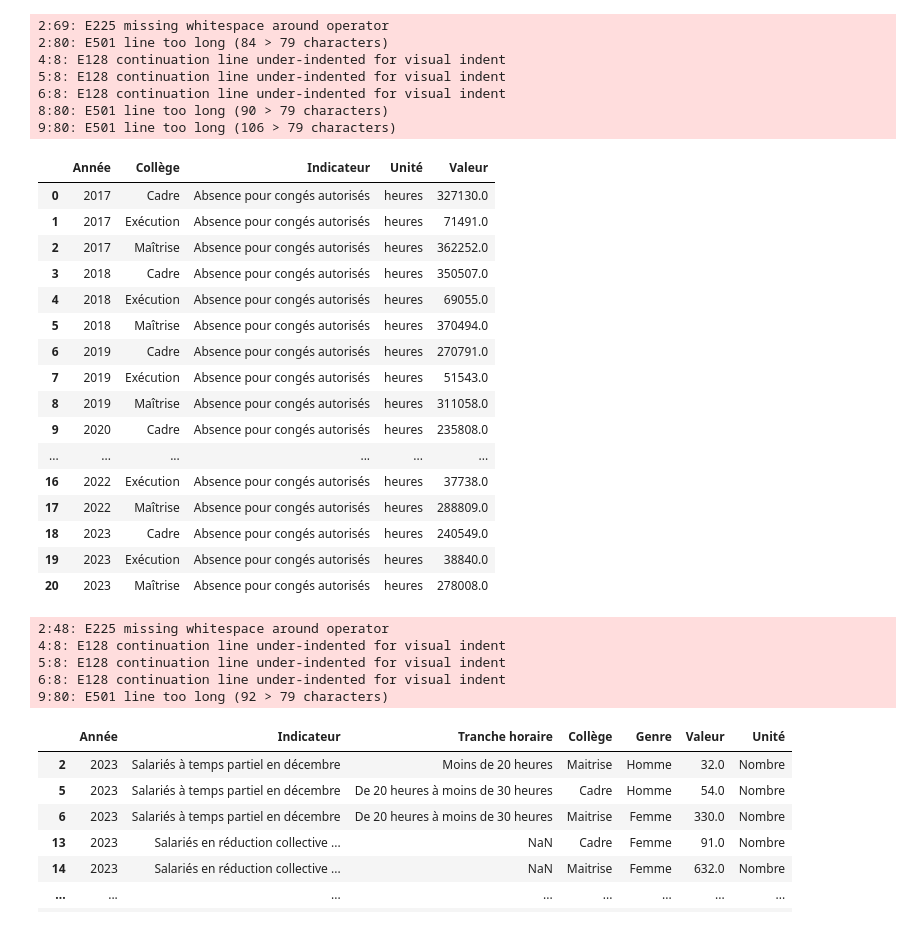
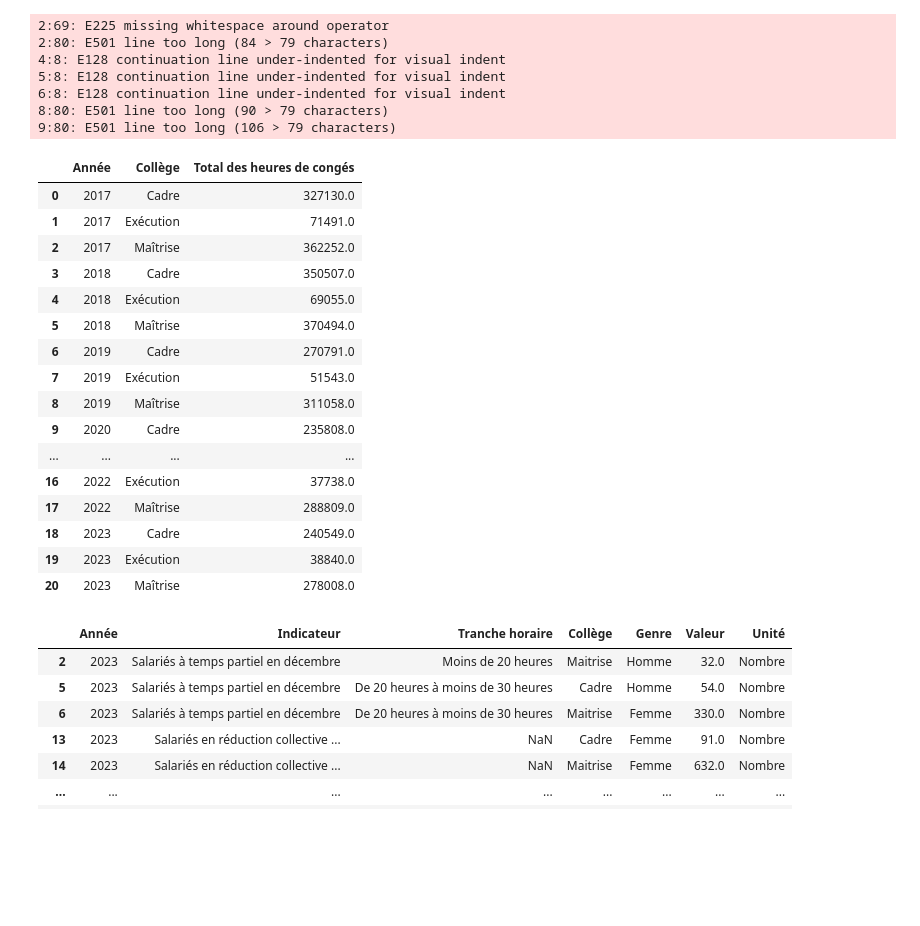
Before and after one commit to lancelot-r/projet_diversite_inclusion_entreprise, a Jupyter notebook: projet.ipynb, the cells around one changed output. Saved outputs shown, nothing was run; the diff lists cells and outputs as text; code cells hidden in the pictures; blank space fills up the shorter version.

```diff
--- a/projet.ipynb
+++ b/projet.ipynb
@@ -166,37 +181,34 @@ absence_maladie
 # %%
 vacances = pd.read_csv("data/absences.csv", delimiter=";")
 vacances = vacances[vacances["Type de contrat"]=="Statutaires"]
 drop = ['Perimètre juridique', 'Perimètre spatial',
        'Spatial perimeter', 'Indicator',
        'Type of contract', 'Employee category', 'Gender',
        'Unit', 'Type de contrat', 'Chapitre du bilan social', 'Genre']
 vacances = vacances.drop(columns=drop)
 vacances = vacances[vacances["Indicateur"] == "Absence pour congés autorisés"]
 vacances = vacances.groupby(["Année", "Collège", "Indicateur", "Unité"]).sum().reset_index()
+vacances = vacances.rename(columns={'Valeur': 'Total des heures de congés'})
+vacances = vacances.drop(columns=['Indicateur', 'Unité'])
 vacances
 # %% [output]
-|  | Année | Collège | Indicateur | Unité | Valeur |
-| 0 | 2017 | Cadre | Absence pour congés autorisés | heures | 327130.0 |
-| 1 | 2017 | Exécution | Absence pour congés autorisés | heures | 71491.0 |
-| 2 | 2017 | Maîtrise | Absence pour congés autorisés | heures | 362252.0 |
-| 3 | 2018 | Cadre | Absence pour congés autorisés | heures | 350507.0 |
-| 4 | 2018 | Exécution | Absence pour congés autorisés | heures | 69055.0 |
-| 5 | 2018 | Maîtrise | Absence pour congés autorisés | heures | 370494.0 |
-| 6 | 2019 | Cadre | Absence pour congés autorisés | heures | 270791.0 |
-| 7 | 2019 | Exécution | Absence pour congés autorisés | heures | 51543.0 |
-| 8 | 2019 | Maîtrise | Absence pour congés autorisés | heures | 311058.0 |
-| 9 | 2020 | Cadre | Absence pour congés autorisés | heures | 235808.0 |
-| ... | ... | ... | ... | ... | ... |
-| 16 | 2022 | Exécution | Absence pour congés autorisés | heures | 37738.0 |
-| 17 | 2022 | Maîtrise | Absence pour congés autorisés | heures | 288809.0 |
-| 18 | 2023 | Cadre | Absence pour congés autorisés | heures | 240549.0 |
-| 19 | 2023 | Exécution | Absence pour congés autorisés | heures | 38840.0 |
-| 20 | 2023 | Maîtrise | Absence pour congés autorisés | heures | 278008.0 |
+|  | Année | Collège | Total des heures de congés |
+| 0 | 2017 | Cadre | 327130.0 |
+| 1 | 2017 | Exécution | 71491.0 |
+| 2 | 2017 | Maîtrise | 362252.0 |
+| 3 | 2018 | Cadre | 350507.0 |
+| 4 | 2018 | Exécution | 69055.0 |
+| 5 | 2018 | Maîtrise | 370494.0 |
+| 6 | 2019 | Cadre | 270791.0 |
+| 7 | 2019 | Exécution | 51543.0 |
+| 8 | 2019 | Maîtrise | 311058.0 |
+| 9 | 2020 | Cadre | 235808.0 |
+| ... | ... | ... | ... |
+| 16 | 2022 | Exécution | 37738.0 |
+| 17 | 2022 | Maîtrise | 288809.0 |
+| 18 | 2023 | Cadre | 240549.0 |
+| 19 | 2023 | Exécution | 38840.0 |
+| 20 | 2023 | Maîtrise | 278008.0 |
-2:48: E225 missing whitespace around operator
-4:8: E128 continuation line under-indented for visual indent
-5:8: E128 continuation line under-indented for visual indent
-6:8: E128 continuation line under-indented for visual indent
-9:80: E501 line too long (92 > 79 characters)
 # %%
 conditions = pd.read_csv("data/working_conditions.csv", delimiter = ";")
 conditions = conditions[conditions["Type de contrat"]=="Statutaires"]
```
Also changed, not shown: parts of 17 cells of this notebook, 1 other file.
